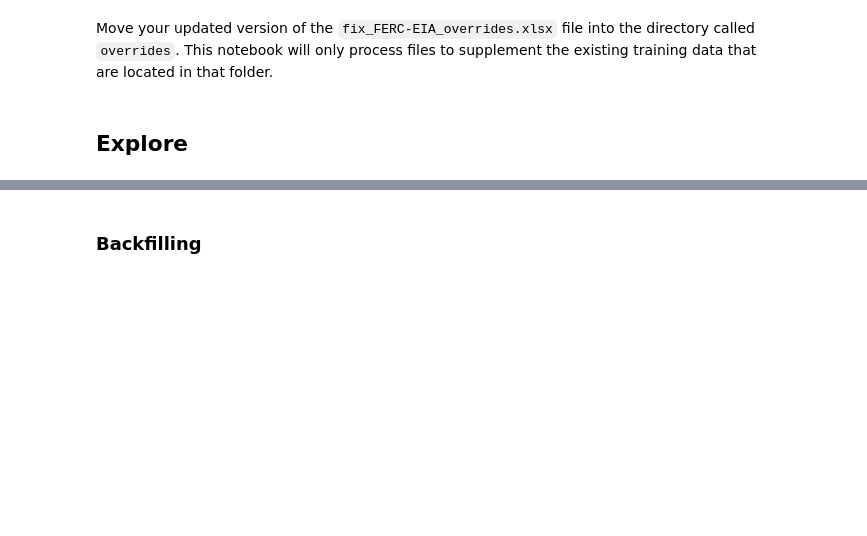
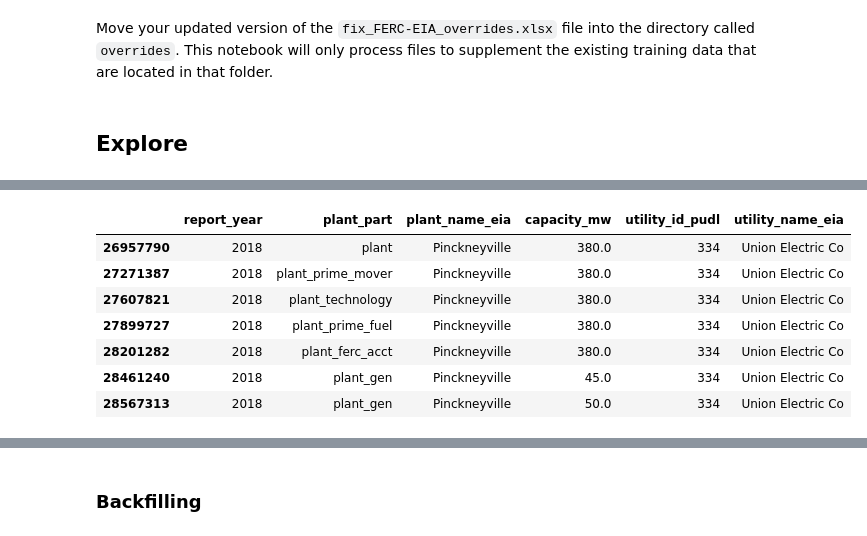
Before and after one commit to catalyst-cooperative/rmi-ferc1-eia, a Jupyter notebook: notebooks/make_overrides.ipynb, the cells around one changed output, grey strips where cells are left out. Cells and saved outputs as stored; diff of their text form; code cells hidden in the pictures; blank space fills up the shorter version.

```diff
--- a/notebooks/make_overrides.ipynb
+++ b/notebooks/make_overrides.ipynb
@@ -539,0 +681,14 @@ Move your updated version of the `fix_FERC-EIA_overrides.xlsx` file into the dir
+# %%
+test = mul[mul['plant_id_eia']==55202][['report_year', 'plant_part', 'plant_name_eia', 'capacity_mw', 'utility_id_pudl', 'utility_name_eia']]#.capacity_mw.unique()
+test2 = test[test['plant_part']=='plant_gen']
+test[test['report_year']==2018].drop_duplicates()
+#test
+# %% [output]
+|  | report_year | plant_part | plant_name_eia | capacity_mw | utility_id_pudl | utility_name_eia |
+| 26957790 | 2018 | plant | Pinckneyville | 380.0 | 334 | Union Electric Co |
+| 27271387 | 2018 | plant_prime_mover | Pinckneyville | 380.0 | 334 | Union Electric Co |
+| 27607821 | 2018 | plant_technology | Pinckneyville | 380.0 | 334 | Union Electric Co |
+| 27899727 | 2018 | plant_prime_fuel | Pinckneyville | 380.0 | 334 | Union Electric Co |
+| 28201282 | 2018 | plant_ferc_acct | Pinckneyville | 380.0 | 334 | Union Electric Co |
+| 28461240 | 2018 | plant_gen | Pinckneyville | 45.0 | 334 | Union Electric Co |
+| 28567313 | 2018 | plant_gen | Pinckneyville | 50.0 | 334 | Union Electric Co |
```
Also changed, not shown: parts of 26 cells of this notebook, 1 other file.
